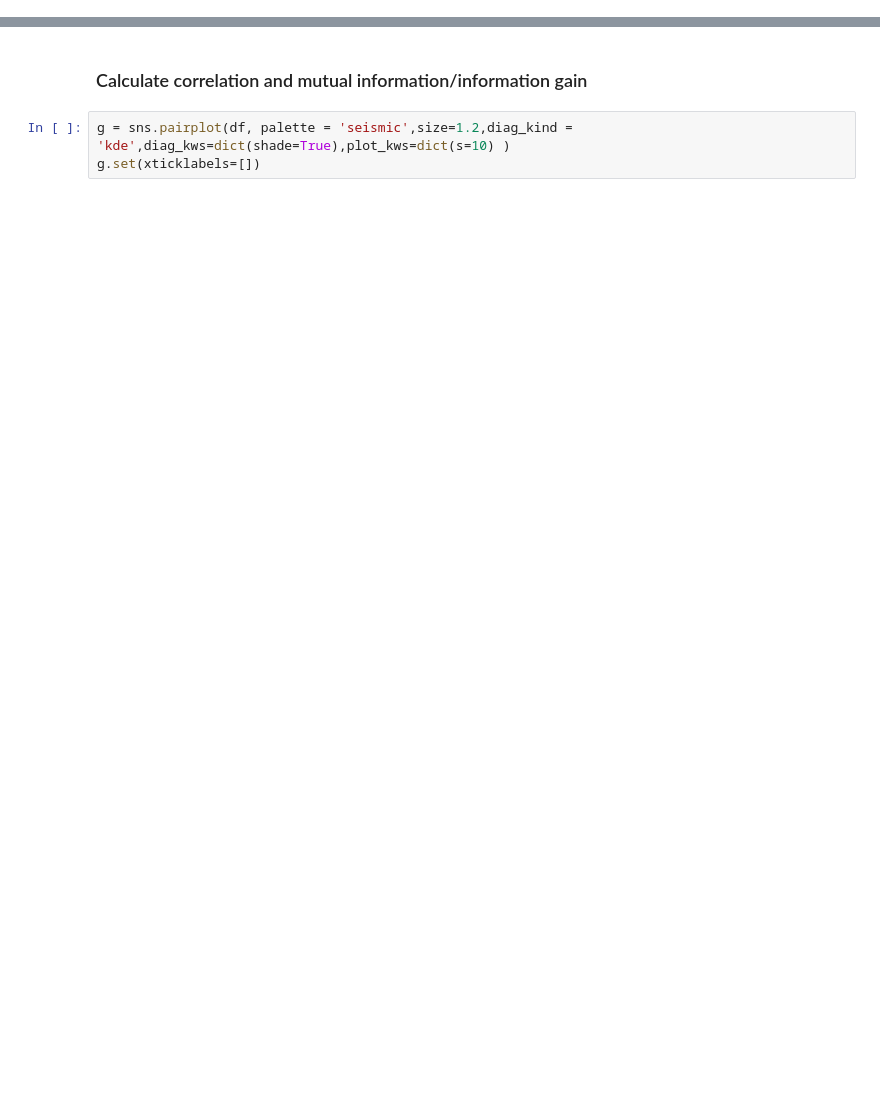
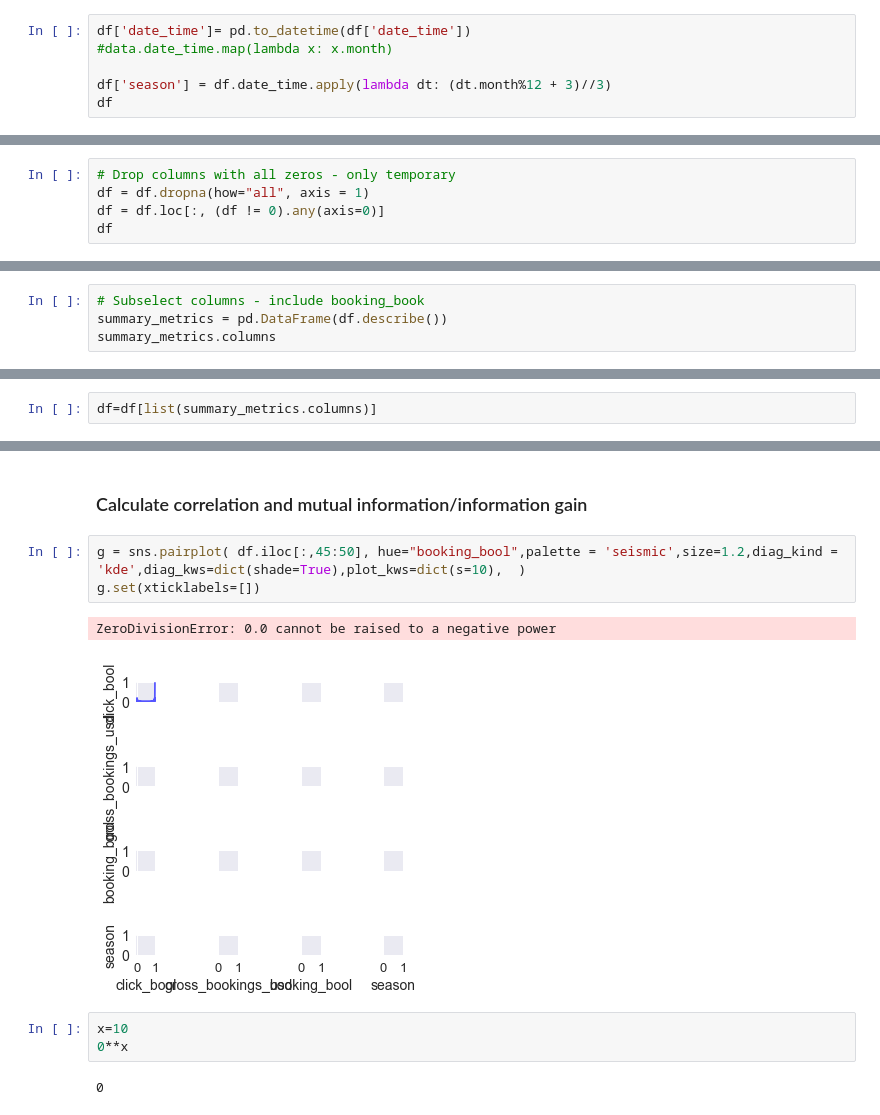
Before and after one commit to mrijksen/DM2018, a Jupyter notebook: Assignment2/Assignment2.ipynb, the cells around one changed output, grey strips where cells are left out. Cells and saved outputs as stored; diff of their text form; blank space fills up the shorter version.

```diff
--- a/Assignment2/Assignment2.ipynb
+++ b/Assignment2/Assignment2.ipynb
@@ -50,0 +53,6 @@ data.head(100)
+# %%
+df['date_time']= pd.to_datetime(df['date_time'])
+#data.date_time.map(lambda x: x.month)
+
+df['season'] = df.date_time.apply(lambda dt: (dt.month%12 + 3)//3)
+df
@@ -50,0 +109,5 @@ data.head(100)
+# %%
+# Drop columns with all zeros - only temporary
+df = df.dropna(how="all", axis = 1)
+df = df.loc[:, (df != 0).any(axis=0)]
+df
@@ -50,0 +133,4 @@ data.head(100)
+# %%
+# Subselect columns - include booking_book
+summary_metrics = pd.DataFrame(df.describe())
+summary_metrics.columns
@@ -50,0 +175,2 @@ data.head(100)
+# %%
+df=df[list(summary_metrics.columns)]
@@ -51,7 +219,15 @@ data.head(100)
 # %% [markdown]
 ### Calculate correlation and mutual information/information gain
 # %%
-g = sns.pairplot(df, palette = 'seismic',size=1.2,diag_kind = 'kde',diag_kws=dict(shade=True),plot_kws=dict(s=10) )
+g = sns.pairplot( df.iloc[:,45:50], hue="booking_bool",palette = 'seismic',size=1.2,diag_kind = 'kde',diag_kws=dict(shade=True),plot_kws=dict(s=10),  )
 g.set(xticklabels=[])
+# %% [output]
+ZeroDivisionError: 0.0 cannot be raised to a negative power
+[figure, added]
+# %%
+x=10
+0**x
+# %% [output]
+0
 # %%
 plt.matshow(df.corr())
```
Also changed, not shown: parts of 10 cells of this notebook.
